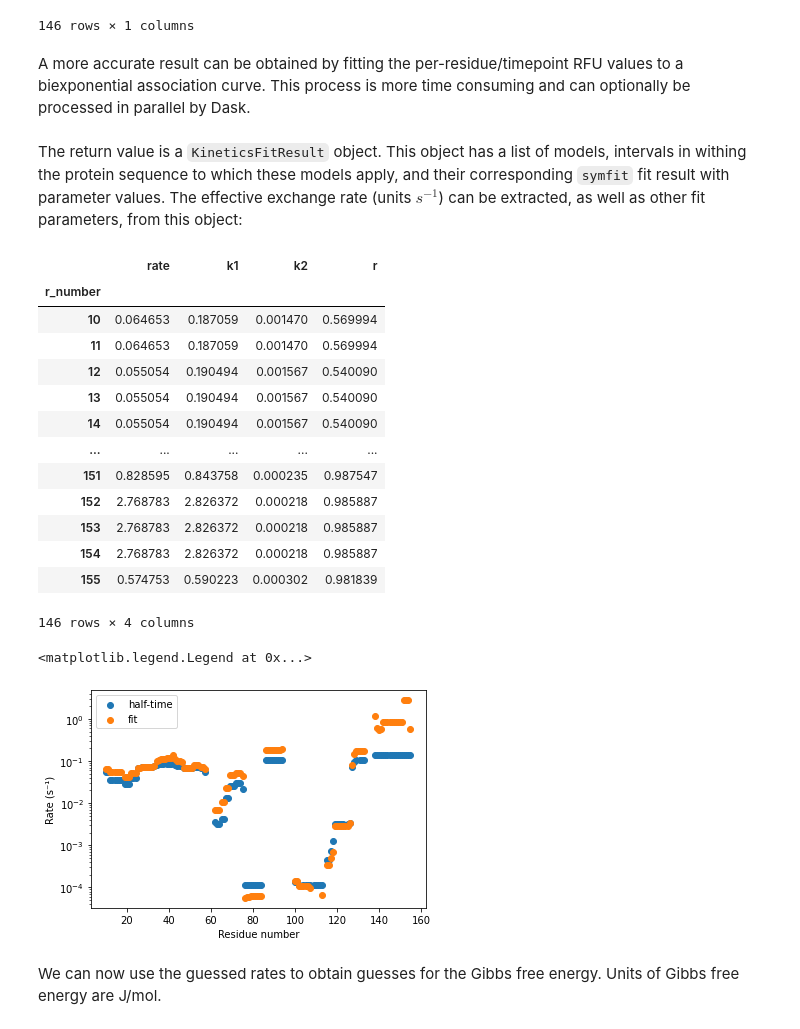
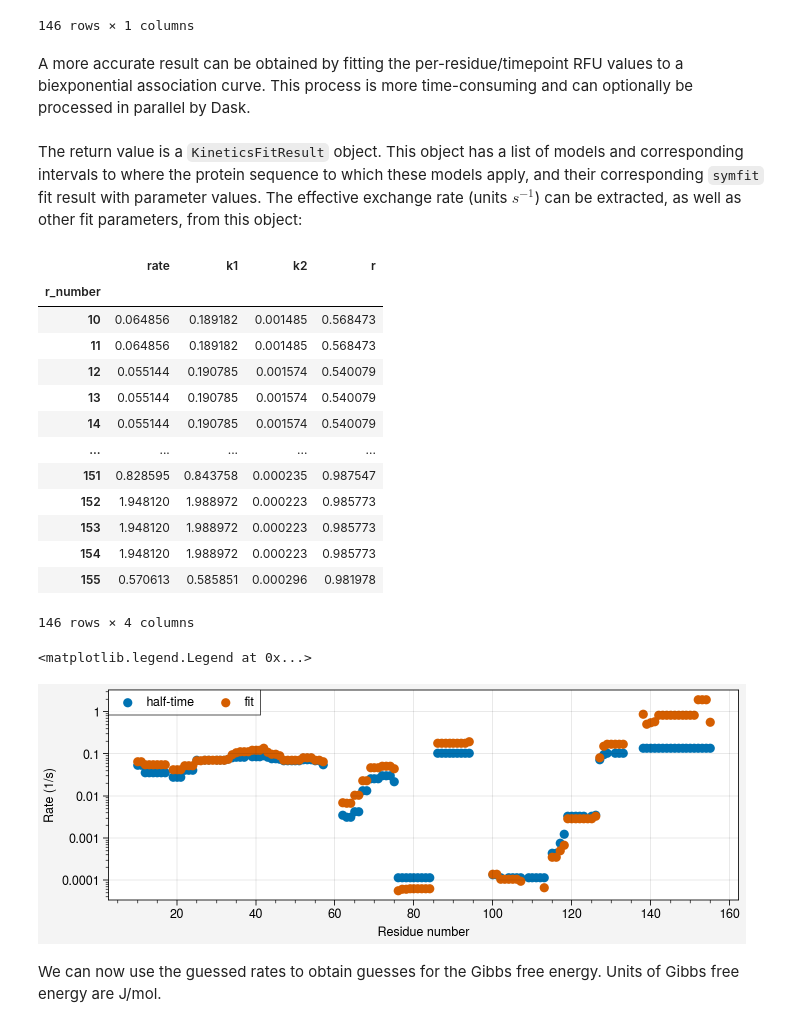
Before and after one commit to Jhsmit/PyHDX, a Jupyter notebook: docs/examples/03_fitting.ipynb, the cells around one changed output. Drawn from its saved outputs; the diff is of its cells as text; code cells hidden in the pictures.

```diff
--- a/docs/examples/03_fitting.ipynb
+++ b/docs/examples/03_fitting.ipynb
@@ -10,11 +10,18 @@ from dask.distributed import Client
 # %% [markdown]
 We load the sample SecB dataset, apply the control, and create an ``HDXMeasurement`` object.
 # %%
-fpath = Path() / '..' / '..' / 'tests' / 'test_data' / 'ecSecB_apo.csv'
+fpath = Path() / '..' / '..' / 'tests' / 'test_data' / 'input' / 'ecSecB_apo.csv'
 data = read_dynamx(fpath)
-master_table = PeptideMasterTable(data, drop_first=1, ignore_prolines=True)
-master_table.set_control(('Full deuteration control', 0.167*60))
-state_data = master_table.get_state('SecB WT apo')
-hdxm = HDXMeasurement(state_data, temperature=303.15, pH=8.)
+
+fd = {'state': 'Full deuteration control',
+    'exposure': {'value': 0.167, 'unit': 'min'}}
+
+fd_df = filter_peptides(data, **fd)
+peptides = filter_peptides(data, state="SecB WT apo")  # , query=["exposure != 0."])
+peptides_control = apply_control(peptides, fd_df)
+peptides_corrected = correct_d_uptake(peptides_control)
+
+sequence = "MSEQNNTEMTFQIQRIYTKDISFEAPNAPHVFQKDWQPEVKLDLDTASSQLADDVYEVVLRVTVTASLGEETAFLCEVQQGGIFSIAGIEGTQMAHCLGAYCPNILFPYARECITSMVSRGTFPQLNLAPVNFDALFMNYLQQQAGEGTEEHQDA"
+hdxm = HDXMeasurement(peptides_corrected, temperature=303.15, pH=8., sequence=sequence)
 # %% [markdown]
 The first step is to obtain initial guesses for the observed rate of D-exchange.
@@ -41,12 +46,12 @@ fr_half_time.output
 146 rows × 1 columns
 # %% [markdown]
 A more accurate result can be obtained by fitting the per-residue/timepoint RFU values to a biexponential association curve.
-This process is more time consuming and can optionally be processed in parallel by Dask.
+This process is more time-consuming and can optionally be processed in parallel by Dask.
 # %%
 client = Client()
 fr_wt_avg = fit_rates_weighted_average(hdxm, client=client)
 # %% [markdown]
-The return value is a ``KineticsFitResult`` object. This object has a list of models, intervals in withing the protein
+The return value is a ``KineticsFitResult`` object. This object has a list of models and corresponding intervals to where the protein
 sequence to which these models apply, and their corresponding ``symfit`` fit result with parameter values. The effective
 exchange rate (units $s^{-1}$) can be extracted, as well as other fit parameters, from this object:
 # %%
@@ -54,30 +59,30 @@ fr_wt_avg.output
 # %% [output]
 |  | rate | k1 | k2 | r |
 | r_number |  |  |  |  |
-| 10 | 0.064653 | 0.187059 | 0.001470 | 0.569994 |
-| 11 | 0.064653 | 0.187059 | 0.001470 | 0.569994 |
-| 12 | 0.055054 | 0.190494 | 0.001567 | 0.540090 |
-| 13 | 0.055054 | 0.190494 | 0.001567 | 0.540090 |
-| 14 | 0.055054 | 0.190494 | 0.001567 | 0.540090 |
+| 10 | 0.064856 | 0.189182 | 0.001485 | 0.568473 |
+| 11 | 0.064856 | 0.189182 | 0.001485 | 0.568473 |
+| 12 | 0.055144 | 0.190785 | 0.001574 | 0.540079 |
+| 13 | 0.055144 | 0.190785 | 0.001574 | 0.540079 |
+| 14 | 0.055144 | 0.190785 | 0.001574 | 0.540079 |
 | ... | ... | ... | ... | ... |
 | 151 | 0.828595 | 0.843758 | 0.000235 | 0.987547 |
-| 152 | 2.768783 | 2.826372 | 0.000218 | 0.985887 |
-| 153 | 2.768783 | 2.826372 | 0.000218 | 0.985887 |
-| 154 | 2.768783 | 2.826372 | 0.000218 | 0.985887 |
-| 155 | 0.574753 | 0.590223 | 0.000302 | 0.981839 |
+| 152 | 1.948120 | 1.988972 | 0.000223 | 0.985773 |
+| 153 | 1.948120 | 1.988972 | 0.000223 | 0.985773 |
+| 154 | 1.948120 | 1.988972 | 0.000223 | 0.985773 |
+| 155 | 0.570613 | 0.585851 | 0.000296 | 0.981978 |
 146 rows × 4 columns
 # %%
-fig, ax = plt.subplots()
+fig, ax = pplt.subplots(aspect=3, axwidth='150mm')
 ax.set_yscale('log')
 ax.scatter(fr_half_time.output.index, fr_half_time.output['rate'], label='half-time')
 ax.scatter(fr_wt_avg.output.index, fr_wt_avg.output['rate'], label='fit')
 
 ax.set_xlabel('Residue number')
-ax.set_ylabel('Rate (s⁻¹)')
+ax.set_ylabel('Rate (1/s)')
 ax.legend()
 # %% [output]
 <matplotlib.legend.Legend at 0x...>
-[figure, old version]
+[figure, new version]
 # %% [markdown]
 We can now use the guessed rates to obtain guesses for the Gibbs free energy. Units of Gibbs free energy are J/mol.
 # %%
```
Also changed, not shown: parts of 18 cells of this notebook, 3 other files.
